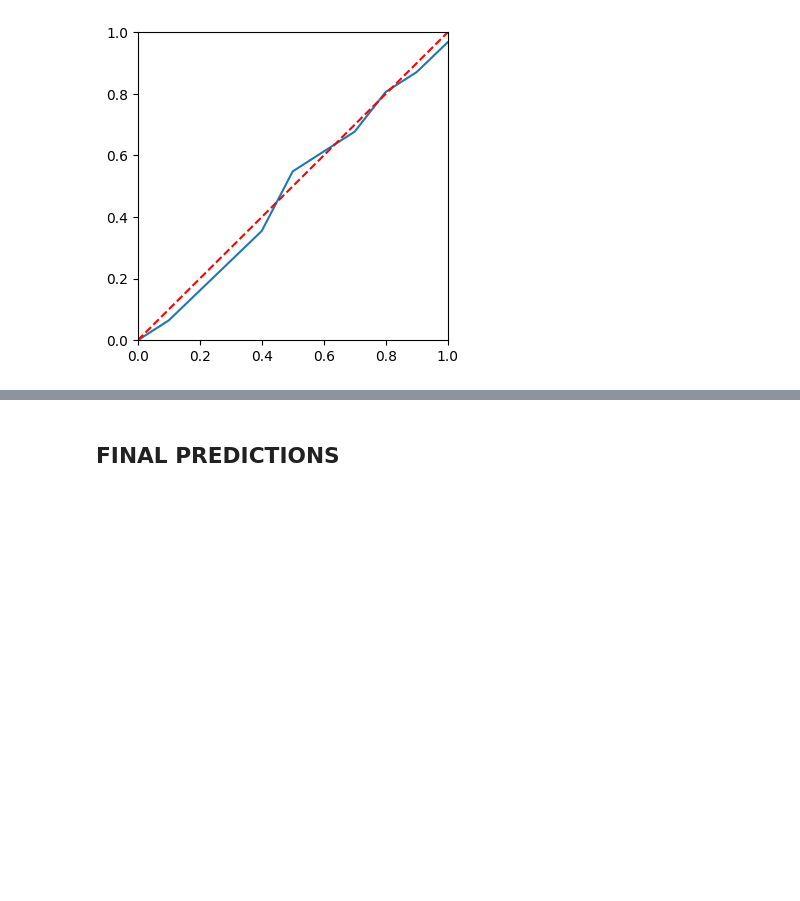
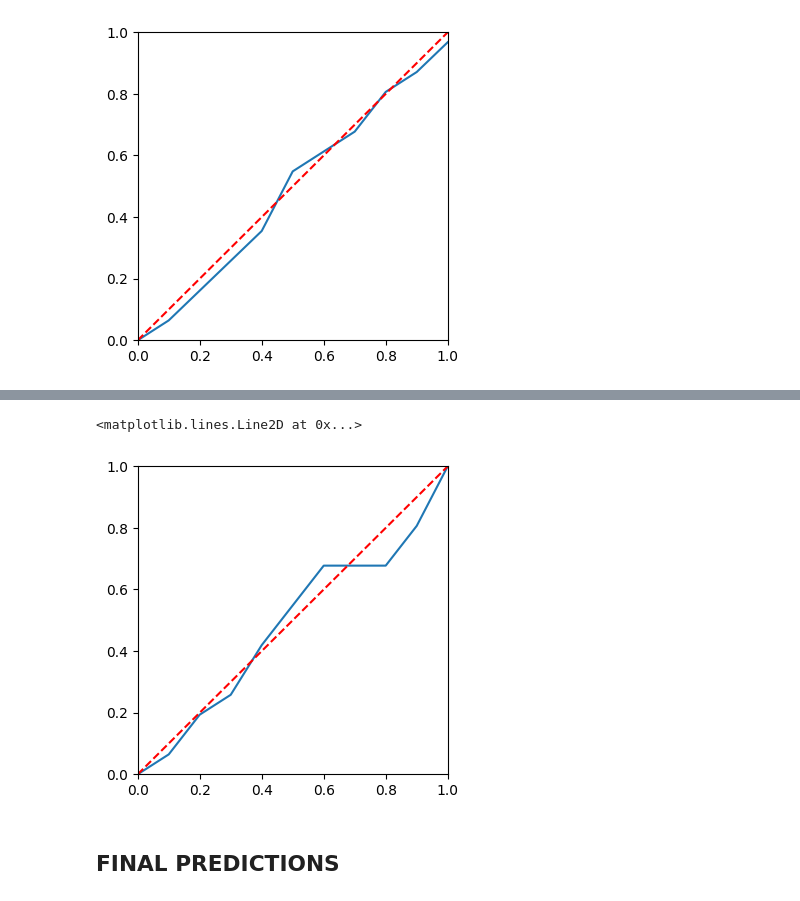
Before and after one commit to acmontesh/Energ-AI-z, a Jupyter notebook: Production_analysis.ipynb, the cells around one changed output, grey strips where cells are left out. Saved outputs shown, nothing was run; the diff lists cells and outputs as text; code cells hidden in the pictures; blank space fills up the shorter version.

```diff
--- a/Production_analysis.ipynb
+++ b/Production_analysis.ipynb
@@ -541,3 +590,22 @@ ax.add_line( Line2D( [0,1],[0,1],color="red",lw=1.5,ls="--" ) )
+# %%
+counts = [ ]
+for percent_value in np.arange(0,1.1,0.1):
+    count = 0
+    outside_range=1-percent_value
+    for k in range(df_train.shape[0]):
+        if (realizations_per_sample[ k ]["actual"]>=np.quantile( realizations_per_sample[ k ]["reals"],outside_range/2 )) and (realizations_per_sample[ k ]["actual"]<=np.quantile( realizations_per_sample[ k ]["reals"],1-outside_range/2 )):
+            count += 1
+    counts.append( count/df_train.shape[0] )
+counts = np.array(counts)
+# %%
+fig,ax = plt.subplots( figsize=(4,4) )
+ax.plot( np.arange(0,1.1,0.1),counts )
+ax.set_ylim(0,1)
+ax.set_xlim(0,1)
+ax.add_line( Line2D( [0,1],[0,1],color="red",lw=1.5,ls="--" ) )
+# %% [output]
+<matplotlib.lines.Line2D at 0x...>
+[figure, added]
 # %% [markdown]
 ## FINAL PREDICTIONS
 # %%
```
Also changed, not shown: parts of 6 cells of this notebook.
